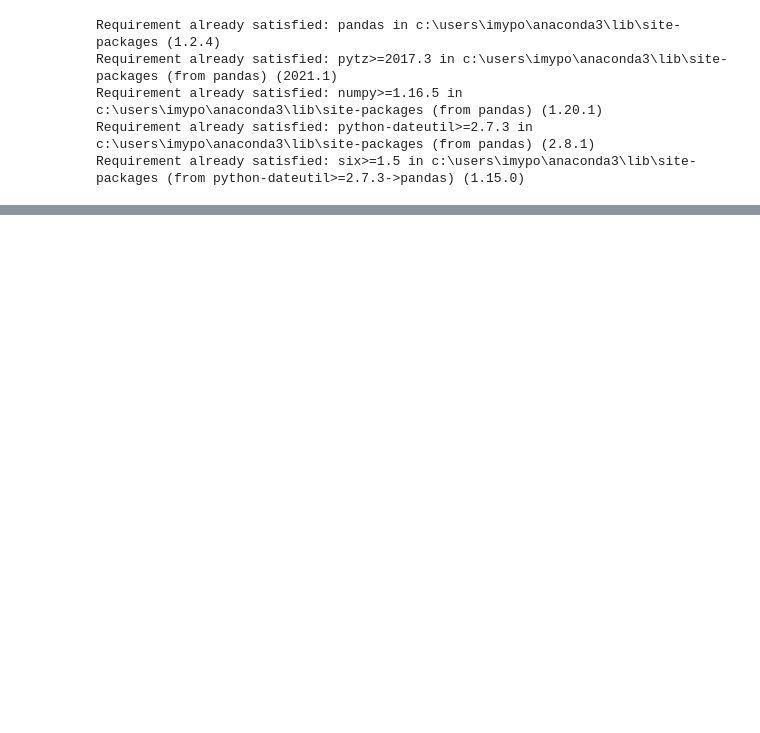
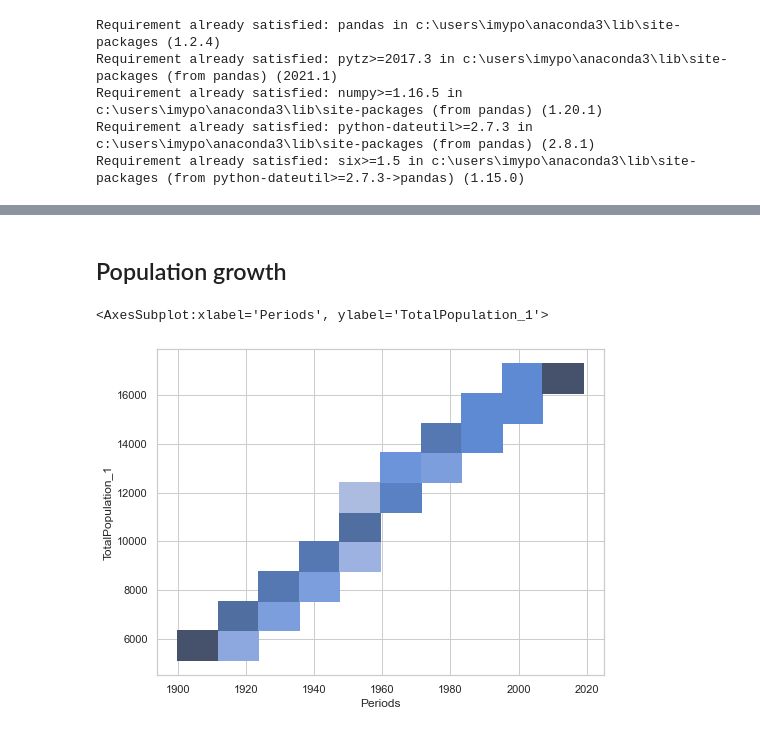
Before and after one commit to ImyPG/Solo-Project, a Jupyter notebook: Netherlands.ipynb, the cells around one changed output, grey strips where cells are left out. Cells and saved outputs as stored; diff of their text form; code cells hidden in the pictures; blank space fills up the shorter version.

```diff
--- a/Netherlands.ipynb
+++ b/Netherlands.ipynb
@@ -28,2 +33,3 @@ import folium
 # %%
-NL = pd.read_csv('data/Dataset_for_Solo_Project.csv', delimiter=",", encoding='utf-8')
+NL = pd.read_csv('data/Dataset_for_Solo_Project.csv', sep=';')
+LS = pd.read_csv('data/LifeStyleNL.csv', sep=';')
@@ -35,0 +64,4 @@ NameError: name 'NL' is not defined
+# %%
+NL.Periods = NL.Periods.str.replace('JJ00','')
+# %%
+NL.Periods=NL['Periods'].astype(int)
@@ -35,0 +144,8 @@ NameError: name 'NL' is not defined
+# %% [markdown]
+## Population growth
+# %%
+plt.figure(figsize=(8,6))
+sns.histplot(data=NL, x='Periods', y='TotalPopulation_1',bins=10)
+# %% [output]
+<AxesSubplot:xlabel='Periods', ylabel='TotalPopulation_1'>
+[figure, added]
```
Also changed, not shown: parts of 31 cells of this notebook, 2 other files.
